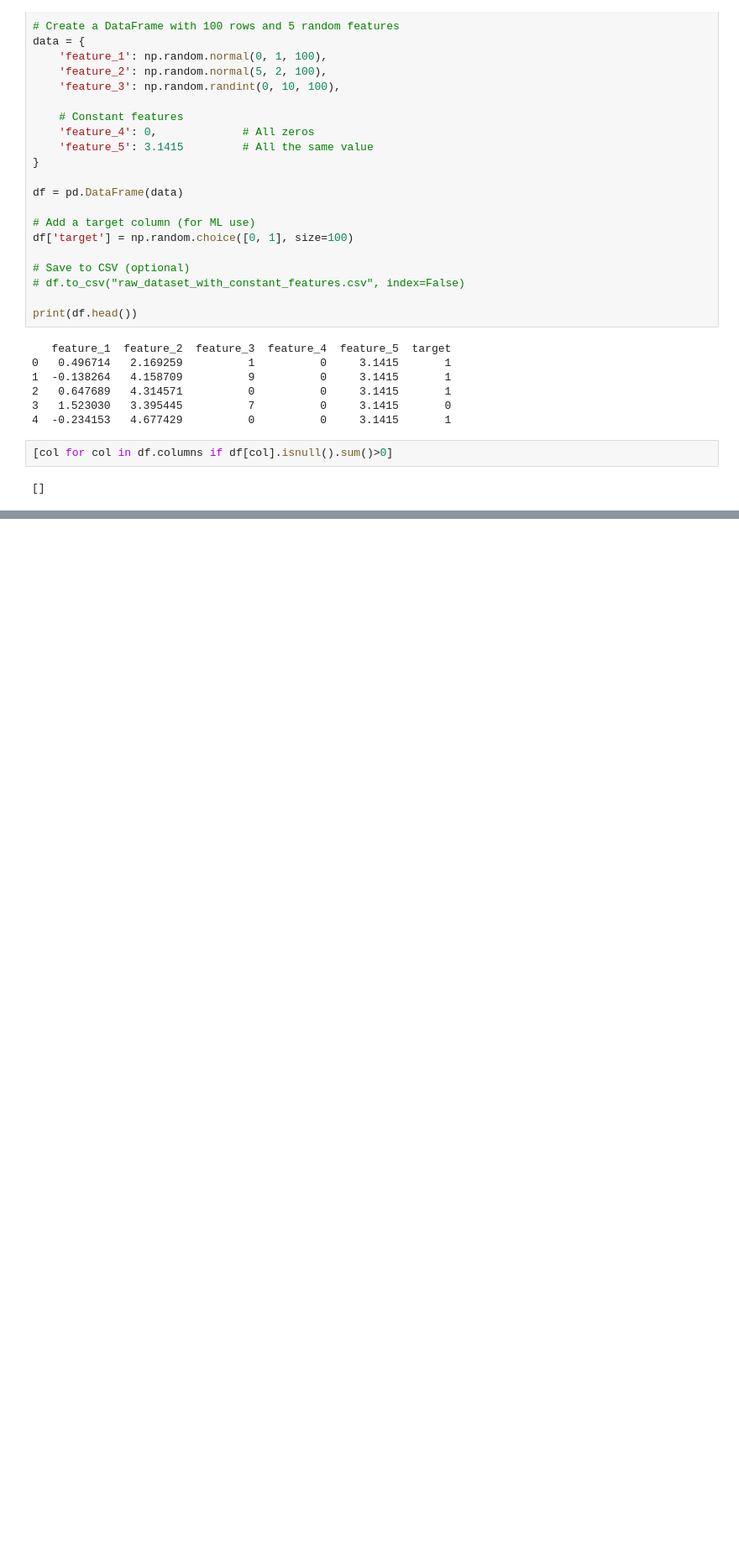
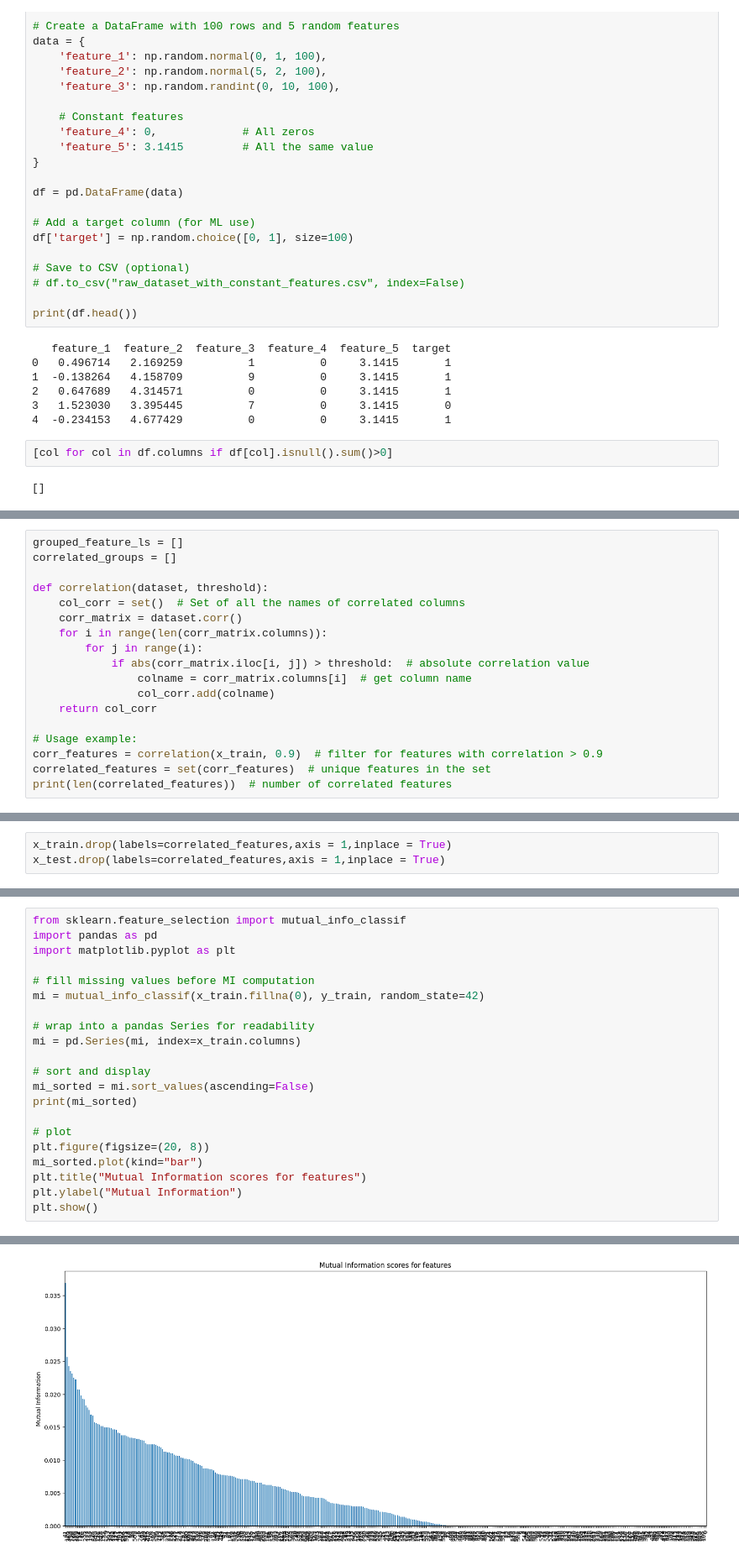
Before and after one commit to GodishalaAshwith/MachineLearningLab, a Jupyter notebook: MLKaggle.ipynb, the cells around one changed output, grey strips where cells are left out. Shown: that part at 84% size. Cells and saved outputs as stored; diff of their text form; blank space fills up the shorter version.

```diff
--- a/MLKaggle.ipynb
+++ b/MLKaggle.ipynb
@@ -112,0 +248,18 @@ len(quasi_constant_features)
+# %%
+grouped_feature_ls = []
+correlated_groups = []
+
+def correlation(dataset, threshold):
+    col_corr = set()  # Set of all the names of correlated columns
+    corr_matrix = dataset.corr()
+    for i in range(len(corr_matrix.columns)):
+        for j in range(i):
+            if abs(corr_matrix.iloc[i, j]) > threshold:  # absolute correlation value
+                colname = corr_matrix.columns[i]  # get column name
+                col_corr.add(colname)
+    return col_corr
+
+# Usage example:
+corr_features = correlation(x_train, 0.9)  # filter for features with correlation > 0.9
+correlated_features = set(corr_features)  # unique features in the set
+print(len(correlated_features))  # number of correlated features
@@ -112,0 +268,3 @@ len(quasi_constant_features)
+# %%
+x_train.drop(labels=correlated_features,axis = 1,inplace = True)
+x_test.drop(labels=correlated_features,axis = 1,inplace = True)
@@ -112,0 +293,22 @@ len(quasi_constant_features)
+# %%
+from sklearn.feature_selection import mutual_info_classif
+import pandas as pd
+import matplotlib.pyplot as plt
+
+# fill missing values before MI computation
+mi = mutual_info_classif(x_train.fillna(0), y_train, random_state=42)
+
+# wrap into a pandas Series for readability
+mi = pd.Series(mi, index=x_train.columns)
+
+# sort and display
+mi_sorted = mi.sort_values(ascending=False)
+print(mi_sorted)
+
+# plot
+plt.figure(figsize=(20, 8))
+mi_sorted.plot(kind="bar")
+plt.title("Mutual Information scores for features")
+plt.ylabel("Mutual Information")
+plt.show()
+# %% [output]
@@ -112,0 +327 @@ len(quasi_constant_features)
+[figure, added]
```
Also changed, not shown: parts of 41 cells of this notebook.
